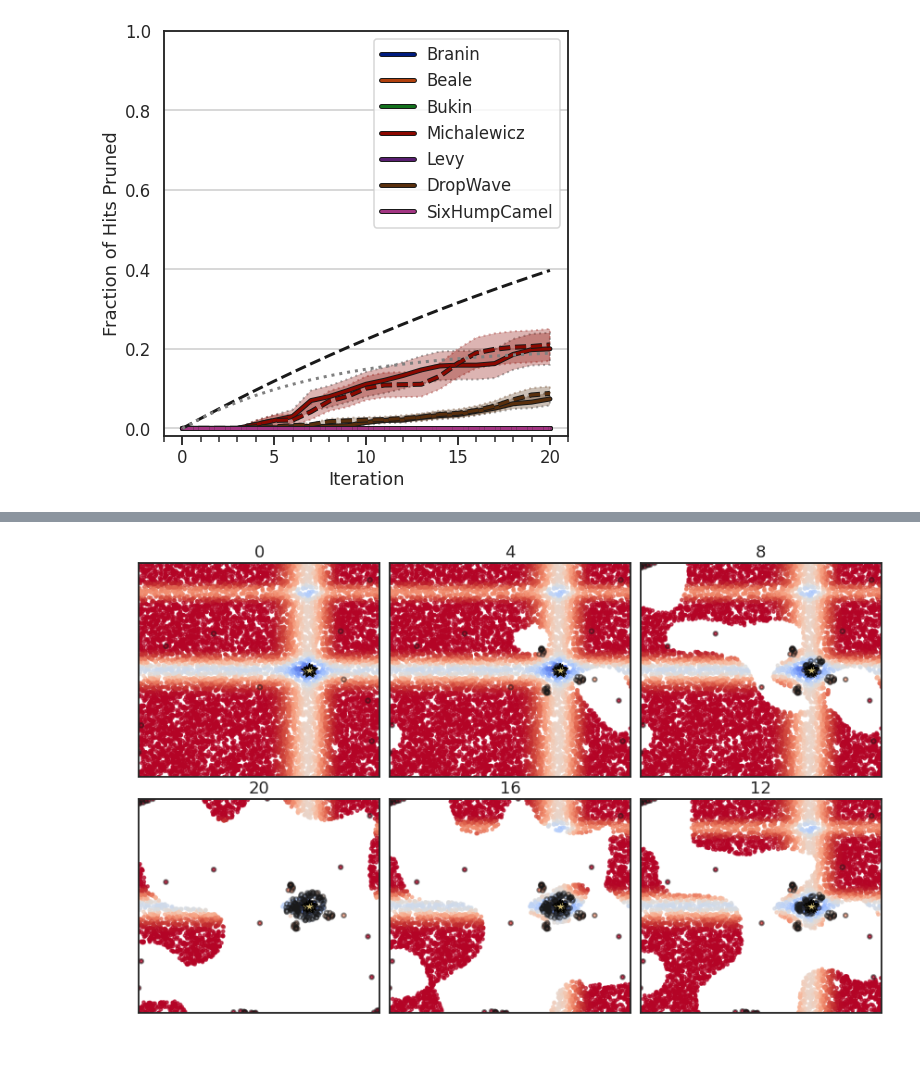
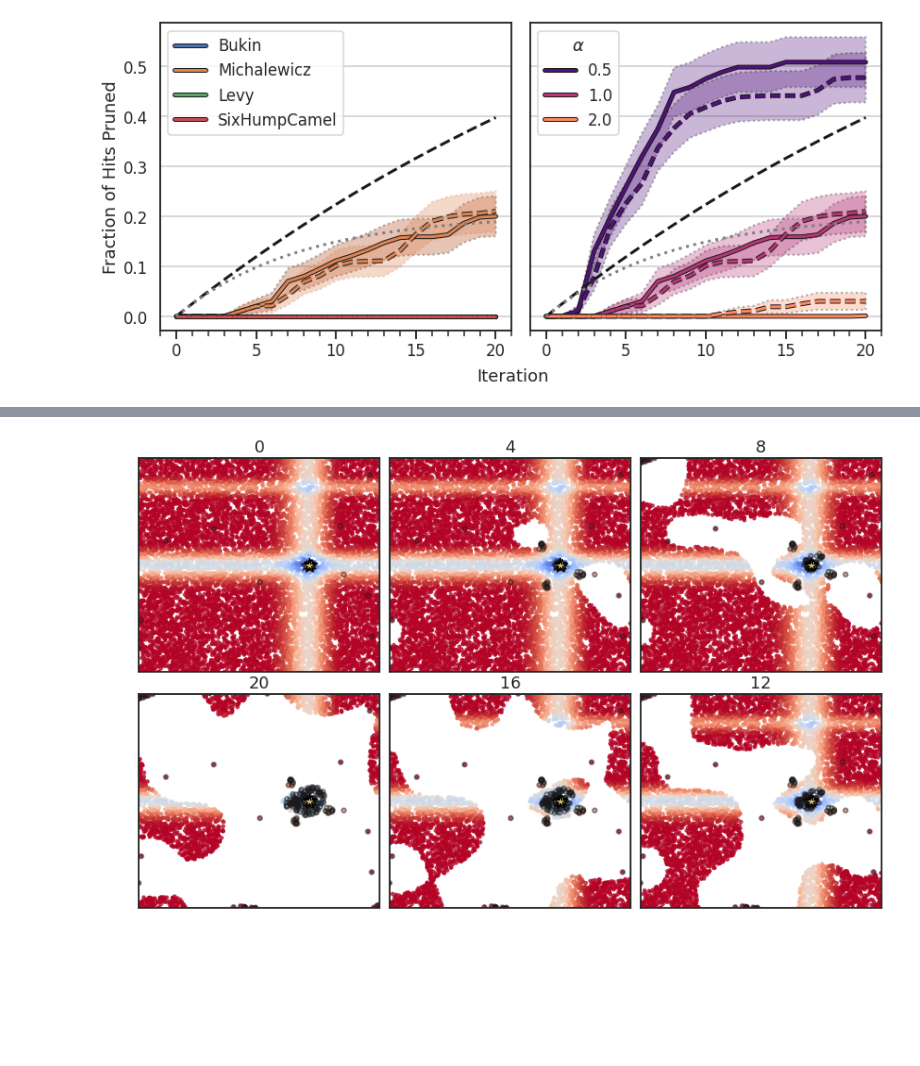
Before and after one commit to coleygroup/dsp, a Jupyter notebook: notebooks/figs.ipynb, the cells around one changed output, grey strips where cells are left out. Cells and saved outputs as stored; diff of their text form; code cells hidden in the pictures; blank space fills up the shorter version.

```diff
--- a/notebooks/figs.ipynb
+++ b/notebooks/figs.ipynb
@@ -13,6 +20,6 @@ from torch import Tensor
 
 import boip
 
-sns.set_theme(style="white", context="talk")
+sns.set_theme("talk", "white")
 # %% [markdown]
 ## Regret and Surface
@@ -389,11 +401,5 @@ calc_FNR(0.025, 0.1, 20000)[-1]
 # %%
-runs_dir = Path.home() / "active-projects/boip/runs/10000-10+20x10-new"
-npzdirs = list(runs_dir.iterdir())
-
-objs = [boip.objectives.build_objective(p.stem) for p in npzdirs]
-
-sns.set_palette(sns.color_palette("dark"))
-fig, ax = plt.subplots(figsize=(7, 7))
+fig, axs = plt.subplots(1, 2, sharex=True, sharey=True, figsize=(6*2, 6))
 
 N = 10000
 ds = 42
@@ -401,8 +407,18 @@ k = 10
 T = 20
 t = np.arange(T+1)
 
-palette = sns.color_palette(None, len(npzdirs))
+###------------------------ OBJECTIVES PANEL ------------------------###
+ax = axs[0]
 
+npzdirs = [
+    Path('/home/degraff/active-projects/boip/runs/10000-10+20x10-new/bukin'),
+    Path('/home/degraff/active-projects/boip/runs/10000-10+20x10-new/michalewicz'),
+    Path('/home/degraff/active-projects/boip/runs/10000-10+20x10-new/levy'),
+    Path('/home/degraff/active-projects/boip/runs/10000-10+20x10-new/camel')
+]
+objs = [boip.objectives.build_objective(p.stem) for p in npzdirs]
+
+palette = sns.color_palette("deep", len(npzdirs))
 for obj, npzdir, c in zip(objs, npzdirs, palette):
     choices = boip.objectives.discretize(obj, N, ds)
     npz = np.load(npzdir / "H.npz")
@@ -419,43 +435,92 @@ for obj, npzdir, c in zip(objs, npzdirs, palette):
         t, FNR_obs_mu, label=str(obj)[:-2], lw=3, c=c,
         path_effects=[pe.Stroke(linewidth=5, foreground="k"), pe.Normal()]
     )
     ax.fill_between(
         t, FNR_obs_mu - FNR_obs_se, FNR_obs_mu + FNR_obs_se, alpha=0.3,
         dashes=":", lw=2, ec="black"
     )
 
     H_r = H = npz["REACQUIRE"]
     FNR_r_obs = f_hits_pruned(H_r[:,:,1], hit_idxs, T)
     FNR_r_obs_mu = FNR_r_obs.mean(0)
     FNR_r_obs_se = stats.sem(FNR_r_obs, 0)
 
     ax.plot(
         t, FNR_r_obs_mu, '--', lw=3, c=c,
         path_effects=[pe.Stroke(linewidth=5, foreground="k"), pe.Normal()]
     )
     ax.fill_between(
         t, FNR_r_obs_mu - FNR_r_obs_se, FNR_r_obs_mu + FNR_r_obs_se,
         alpha=0.3, dashes=":", lw=2, ec="black", color=c
     )
 
+###---------------- UNCERTAINTY (IN/DE)FLATION PANEL ----------------###
+ax = axs[1]
+
+runs_dir = Path.home() / "active-projects/boip/runs/10000-10+20x10-unc"
+npzdirs = list(runs_dir.iterdir())
+
+obj = boip.build_objective("michalewicz")
+choices = boip.objectives.discretize(obj, N, ds)
+
+y_all = obj(choices).numpy()
+optimal_idxs = np.argpartition(y_all, -k)[-k:]
+
+palette = sns.color_palette("magma", len(npzdirs))
+for npzdir, c in zip(npzdirs, palette):
+    npz = np.load(npzdir / "H.npz")
+    tokens = npzdir.name.split('-')
+    label = tokens[-1].split("=")[-1]
+
+    H = npz["PRUNE"]
+    FNR_obs = f_hits_pruned(H[:,:,1], optimal_idxs, T)
+    FNR_obs_mu = FNR_obs.mean(0)
+    FNR_obs_se = stats.sem(FNR_obs, 0)
+
+    ax.plot(
+        t, FNR_obs_mu, color=c, lw=3,
+        path_effects=[pe.Stroke(linewidth=5, foreground="k"), pe.Normal()], label=label
+    )
+    ax.fill_between(
+        t, FNR_obs_mu - FNR_obs_se, FNR_obs_mu + FNR_obs_se,
+        color=c, dashes=":", lw=2, ec="black", alpha=0.3
+    )
+
+    H_r = H = npz["REACQUIRE"]
+    FNR_r_obs = f_hits_pruned(H_r[:,:,1], optimal_idxs, T)
+    FNR_r_obs_mu = FNR_r_obs.mean(0)
+    FNR_r_obs_se = stats.sem(FNR_r_obs, 0)
+
+    ax.plot(
+        t, FNR_r_obs_mu, '--', color=c, lw=3,
+        path_effects=[pe.Stroke(linewidth=5, foreground="k"), pe.Normal()]
+    )
+    ax.fill_between(
+        t, FNR_r_obs_mu - FNR_r_obs_se, FNR_r_obs_mu + FNR_r_obs_se,
+        color=c, dashes=":", lw=2, ec="black", alpha=0.3,
+    )
+
 FNR_true = np.concatenate(([0], calc_FNR(0.025, 0., T)))
-ax.plot(t, FNR_true, "k--", lw=3)
+axs[0].plot(t, FNR_true, "k--", lw=3)
+axs[1].plot(t, FNR_true, "k--", lw=3)
 
-FNR_true_2 = np.concatenate(([0], calc_FNR(0.025, 0.1, T)))
-ax.plot(t, FNR_true_2, ":", c="grey", lw=3)
+FNR_true_acq = np.concatenate(([0], calc_FNR(0.025, 0.1, T)))
+axs[0].plot(t, FNR_true_acq, ":", c="grey", lw=3)
+axs[1].plot(t, FNR_true_acq, ":", c="grey", lw=3)
 
-ax.legend()
+axs[0].legend()
+axs[1].legend(title=r"$\alpha$")
 
-ax.xaxis.set_minor_locator(MultipleLocator(1))
-ax.tick_params(axis="x", which="both", direction="out", bottom=True)
-ax.set_xlabel("Iteration")
+for ax in axs:
+    ax.xaxis.set_minor_locator(MultipleLocator(1))
+    ax.yaxis.set_major_locator(MultipleLocator(0.1))
+    ax.tick_params(axis="x", which="both", direction="out", bottom=True)
+    ax.grid(axis="y")
 
-ax.yaxis.set_major_locator(MultipleLocator(0.2))
-ax.set_ylim(top=1.)
-ax.set_ylabel("Fraction of Hits Pruned")
-ax.grid(axis="y")
+axs[0].set_ylabel("Fraction of Hits Pruned")
+# axs[0].set_ylim(bottom=-0.03, top=1.03)
 
+fig.supxlabel("Iteration", x=0.525, y=0.07, fontsize=18)
 fig.tight_layout()
-# fig.savefig("../figures/fnr.png", dpi=200)
 # %% [output]
-[figure, old version]
+[figure, new version]
```
Also changed, not shown: parts of 14 cells of this notebook.
